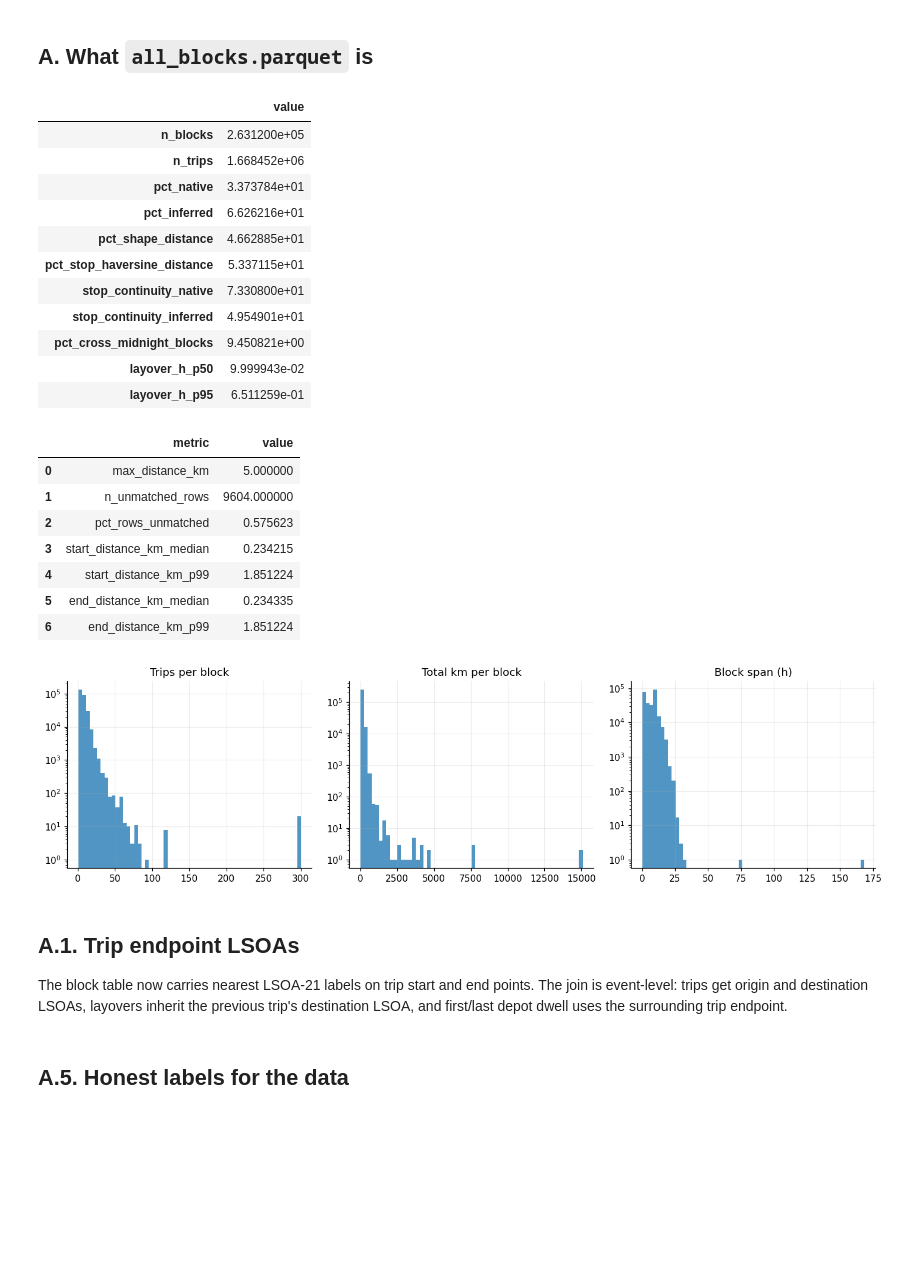
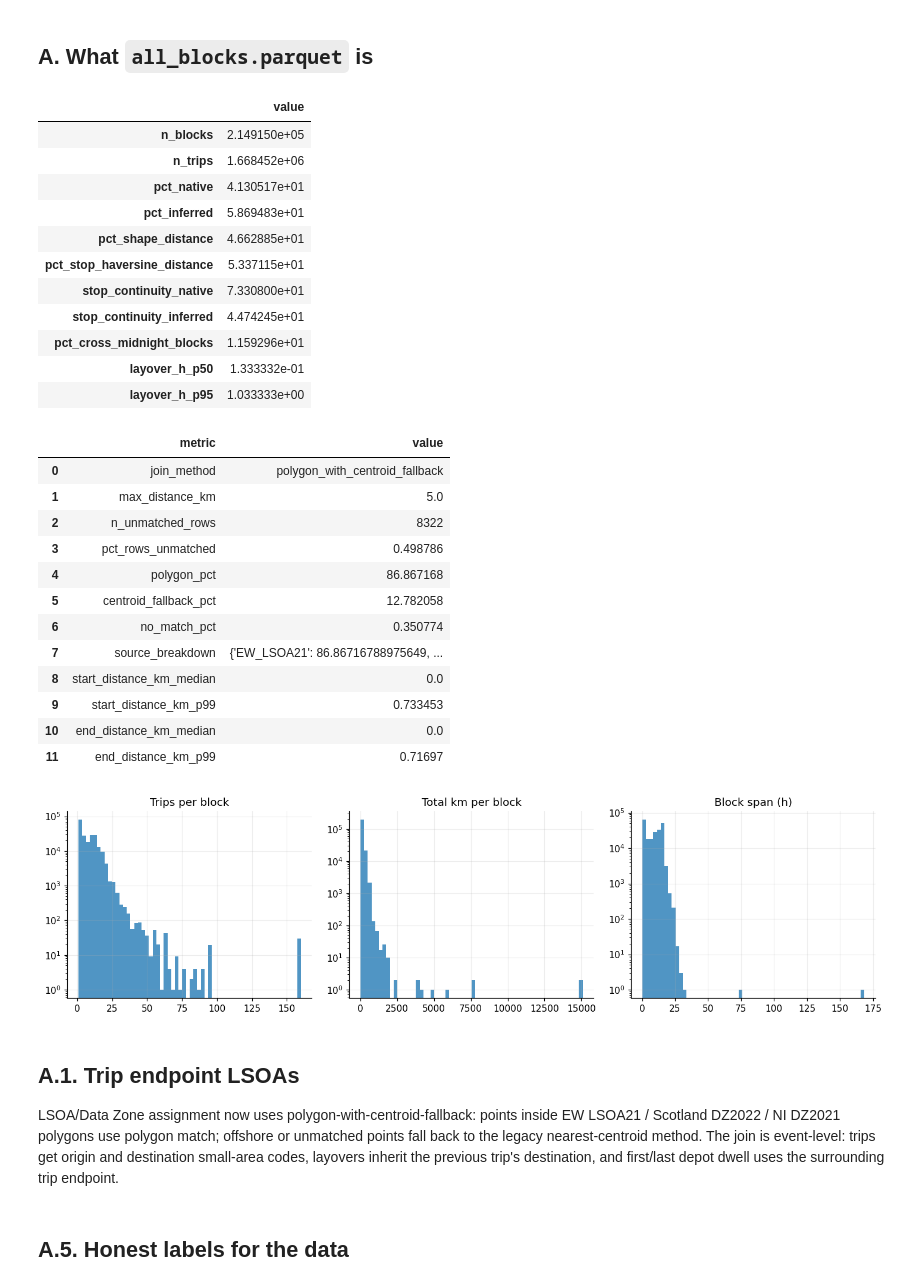
Before and after one commit to zhichuanma/Modelling, a Jupyter notebook: notebooks/01_single_bus_simulation.ipynb, the cells around one changed output. Drawn from its saved outputs; the diff is of its cells as text; code cells hidden in the pictures; blank space fills up the shorter version.

```diff
--- a/notebooks/01_single_bus_simulation.ipynb
+++ b/notebooks/01_single_bus_simulation.ipynb
@@ -118,9 +388,14 @@ matched_start = all_blocks["start_lsoa"].ne("")
 matched_end = all_blocks["end_lsoa"].ne("")
 lsoa_qc = pd.DataFrame(
     [
+        ("join_method", lsoa_join.get("method", "centroid_fallback")),
         ("max_distance_km", lsoa_join["max_distance_km"]),
         ("n_unmatched_rows", lsoa_join["n_unmatched"]),
         ("pct_rows_unmatched", 100.0 * lsoa_join["n_unmatched"] / max(len(all_blocks), 1)),
+        ("polygon_pct", lsoa_join.get("polygon_pct", np.nan)),
+        ("centroid_fallback_pct", lsoa_join.get("centroid_fallback_pct", np.nan)),
+        ("no_match_pct", lsoa_join.get("no_match_pct", np.nan)),
+        ("source_breakdown", lsoa_join.get("source_breakdown", {})),
         ("start_distance_km_median", all_blocks.loc[matched_start, "start_lsoa_distance_km"].median()),
         ("start_distance_km_p99", all_blocks.loc[matched_start, "start_lsoa_distance_km"].quantile(0.99)),
         ("end_distance_km_median", all_blocks.loc[matched_end, "end_lsoa_distance_km"].median()),
@@ -131,52 +406,57 @@ lsoa_qc = pd.DataFrame(
 display(lsoa_qc)
 
 block_stats = all_blocks.groupby("block_id").agg(
     n_trips=("trip_id", "count"),
     total_km=("distance_km", "sum"),
     start_h=("start_h", "min"),
     end_h=("end_h", "max"),
     block_source=("block_source", "first"),
 )
 block_stats["span_h"] = block_stats["end_h"] - block_stats["start_h"]
 
 fig, axes = plt.subplots(1, 3, figsize=(13, 3.6))
 for ax, col, title in zip(
     axes,
     ["n_trips", "total_km", "span_h"],
     ["Trips per block", "Total km per block", "Block span (h)"],
 ):
     ax.hist(block_stats[col], bins=60, color="tab:blue", alpha=0.78)
     ax.set_yscale("log")
     ax.set_title(title)
     ax.grid(alpha=0.22)
 plt.tight_layout()
 plt.show()
 # %% [output]
 |  | value |
-| n_blocks | 2.631200e+05 |
+| n_blocks | 2.149150e+05 |
 | n_trips | 1.668452e+06 |
-| pct_native | 3.373784e+01 |
-| pct_inferred | 6.626216e+01 |
+| pct_native | 4.130517e+01 |
+| pct_inferred | 5.869483e+01 |
 | pct_shape_distance | 4.662885e+01 |
 | pct_stop_haversine_distance | 5.337115e+01 |
 | stop_continuity_native | 7.330800e+01 |
-| stop_continuity_inferred | 4.954901e+01 |
-| pct_cross_midnight_blocks | 9.450821e+00 |
-| layover_h_p50 | 9.999943e-02 |
-| layover_h_p95 | 6.511259e-01 |
+| stop_continuity_inferred | 4.474245e+01 |
+| pct_cross_midnight_blocks | 1.159296e+01 |
+| layover_h_p50 | 1.333332e-01 |
+| layover_h_p95 | 1.033333e+00 |
 |  | metric | value |
-| 0 | max_distance_km | 5.000000 |
-| 1 | n_unmatched_rows | 9604.000000 |
-| 2 | pct_rows_unmatched | 0.575623 |
-| 3 | start_distance_km_median | 0.234215 |
-| 4 | start_distance_km_p99 | 1.851224 |
-| 5 | end_distance_km_median | 0.234335 |
-| 6 | end_distance_km_p99 | 1.851224 |
+| 0 | join_method | polygon_with_centroid_fallback |
+| 1 | max_distance_km | 5.0 |
+| 2 | n_unmatched_rows | 8322 |
+| 3 | pct_rows_unmatched | 0.498786 |
+| 4 | polygon_pct | 86.867168 |
+| 5 | centroid_fallback_pct | 12.782058 |
+| 6 | no_match_pct | 0.350774 |
+| 7 | source_breakdown | {'EW_LSOA21': 86.86716788975649, ... |
+| 8 | start_distance_km_median | 0.0 |
+| 9 | start_distance_km_p99 | 0.733453 |
+| 10 | end_distance_km_median | 0.0 |
+| 11 | end_distance_km_p99 | 0.71697 |
-[figure, old version]
+[figure, new version]
 # %% [markdown]
 ## A.1. Trip endpoint LSOAs
 
-The block table now carries nearest LSOA-21 labels on trip start and end points. The join is event-level: trips get origin and destination LSOAs, layovers inherit the previous trip's destination LSOA, and first/last depot dwell uses the surrounding trip endpoint.
+LSOA/Data Zone assignment now uses polygon-with-centroid-fallback: points inside EW LSOA21 / Scotland DZ2022 / NI DZ2021 polygons use polygon match; offshore or unmatched points fall back to the legacy nearest-centroid method. The join is event-level: trips get origin and destination small-area codes, layovers inherit the previous trip's destination, and first/last depot dwell uses the surrounding trip endpoint.
 # %% [markdown]
 ## A.5. Honest labels for the data
 # %%
```
Also changed, not shown: parts of 13 cells of this notebook, 3 other files.
